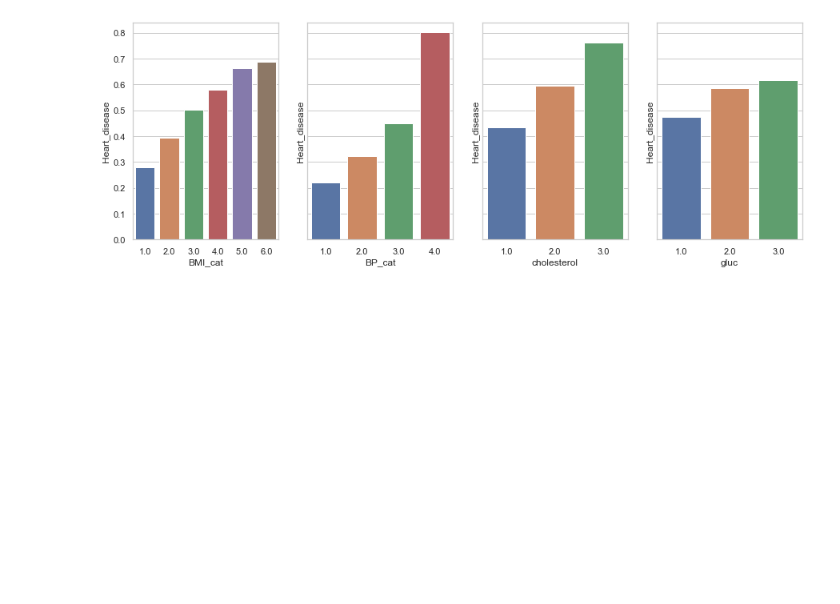
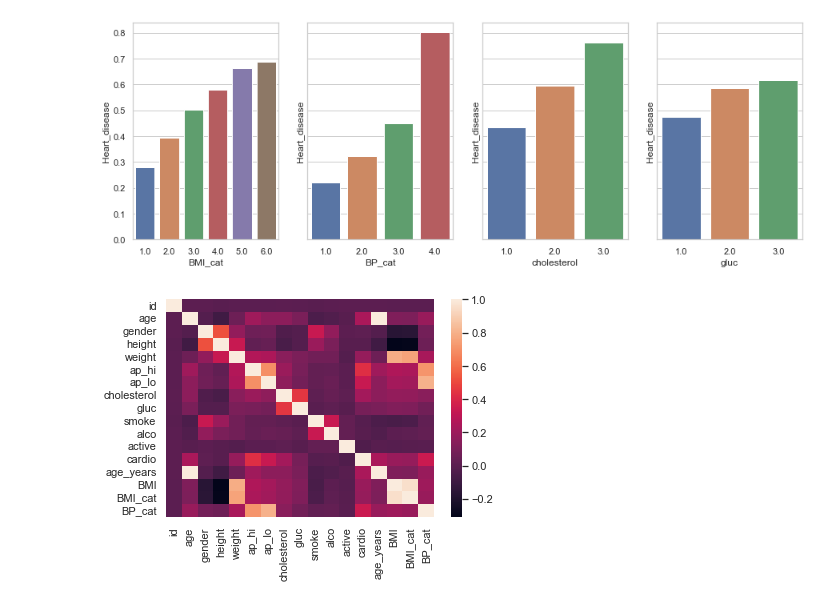
Before and after one commit to Lelelass/Machine-learning-Lassarade, a Jupyter notebook: labb_1/2-0-0.ipynb, the cells around one changed output. Saved outputs shown, nothing was run; the diff lists cells and outputs as text; code cells hidden in the pictures; blank space fills up the shorter version.

```diff
--- a/labb_1/2-0-0.ipynb
+++ b/labb_1/2-0-0.ipynb
@@ -248,3 +248,7 @@ for i, value in enumerate(category_to_observe.values()):
     fig = sns.barplot(x = df[value[0]],y = df.Heart_disease, ax = axs[i])
 # %% [output]
 [figure]
+# %%
+sns.heatmap(df_cardio.corr());
+# %% [output]
+[figure, added]
```
Also changed, not shown: parts of 2 cells of this notebook.
